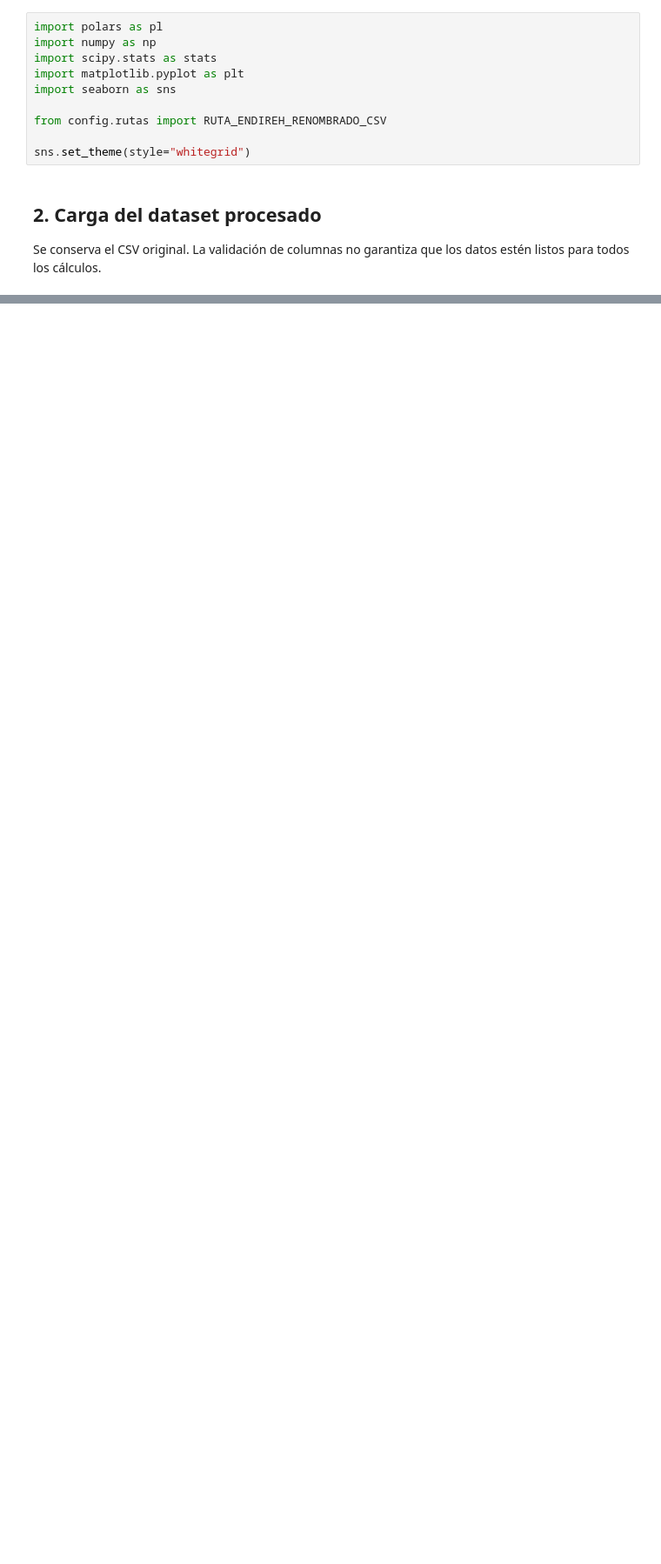
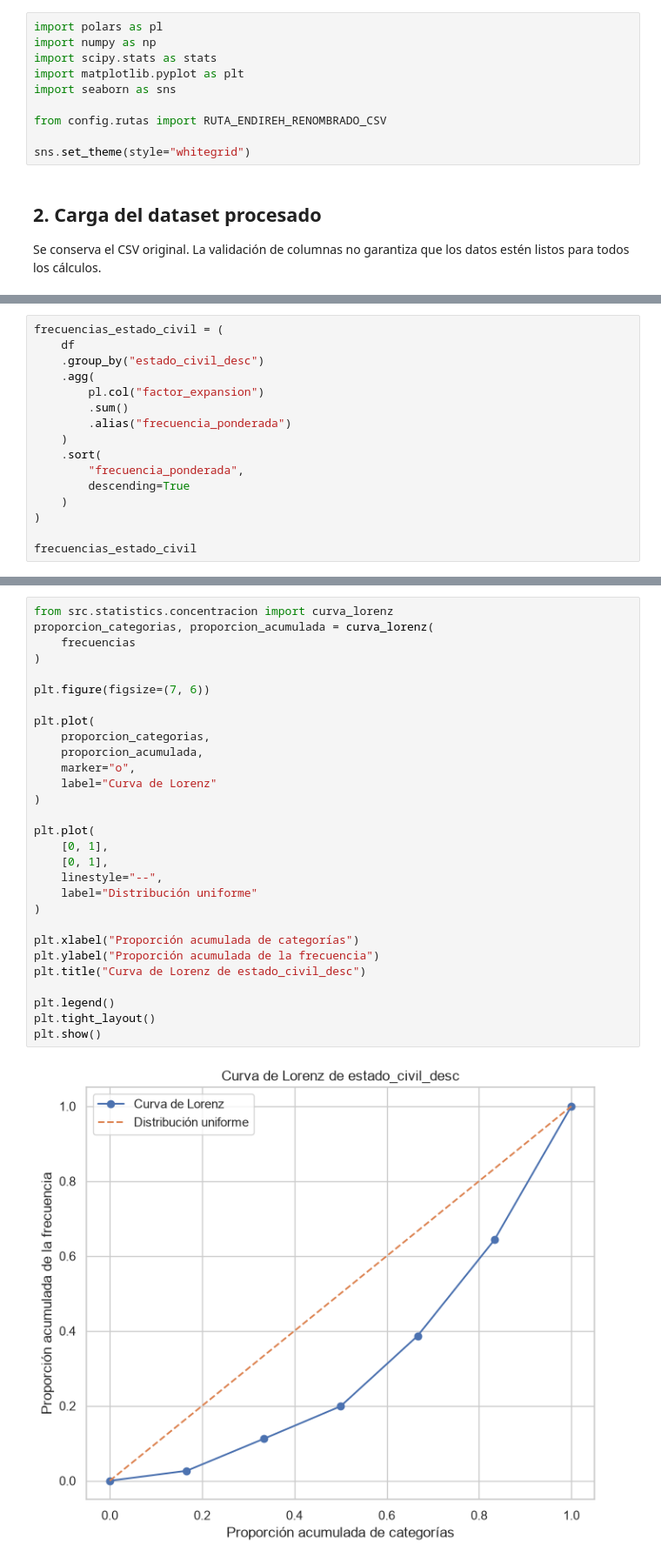
Before and after one commit to Drieveal14/Practica-04-Medidas-de-Concentracion-Heterogenidad-Gini-y-Entropia, a Jupyter notebook: notebooks/Comparacion_gini_y_entropia.ipynb, the cells around one changed output, grey strips where cells are left out. Shown at 87% size. Drawn from its saved outputs; the diff is of its cells as text; blank space fills up the shorter version.

```diff
--- a/notebooks/Comparacion_gini_y_entropia.ipynb
+++ b/notebooks/Comparacion_gini_y_entropia.ipynb
@@ -70,0 +84,16 @@ Consulta las correspondencias y las decisiones heredadas en `ajuste_columnas_pra
+# %%
+frecuencias_estado_civil = (
+    df
+    .group_by("estado_civil_desc")
+    .agg(
+        pl.col("factor_expansion")
+        .sum()
+        .alias("frecuencia_ponderada")
+    )
+    .sort(
+        "frecuencia_ponderada",
+        descending=True
+    )
+)
+
+frecuencias_estado_civil
@@ -79,3 +210,34 @@ Pendiente: generar las tablas y gráficas correspondientes al análisis.
+# %%
+from src.statistics.concentracion import curva_lorenz
+proporcion_categorias, proporcion_acumulada = curva_lorenz(
+    frecuencias
+)
+
+plt.figure(figsize=(7, 6))
+
+plt.plot(
+    proporcion_categorias,
+    proporcion_acumulada,
+    marker="o",
+    label="Curva de Lorenz"
+)
+
+plt.plot(
+    [0, 1],
+    [0, 1],
+    linestyle="--",
+    label="Distribución uniforme"
+)
+
+plt.xlabel("Proporción acumulada de categorías")
+plt.ylabel("Proporción acumulada de la frecuencia")
+plt.title("Curva de Lorenz de estado_civil_desc")
+
+plt.legend()
+plt.tight_layout()
+plt.show()
+# %% [output]
+[figure, added]
 # %% [markdown]
 ## 6. Interpretación y limitaciones
 
```
Also changed, not shown: parts of 9 cells of this notebook.
